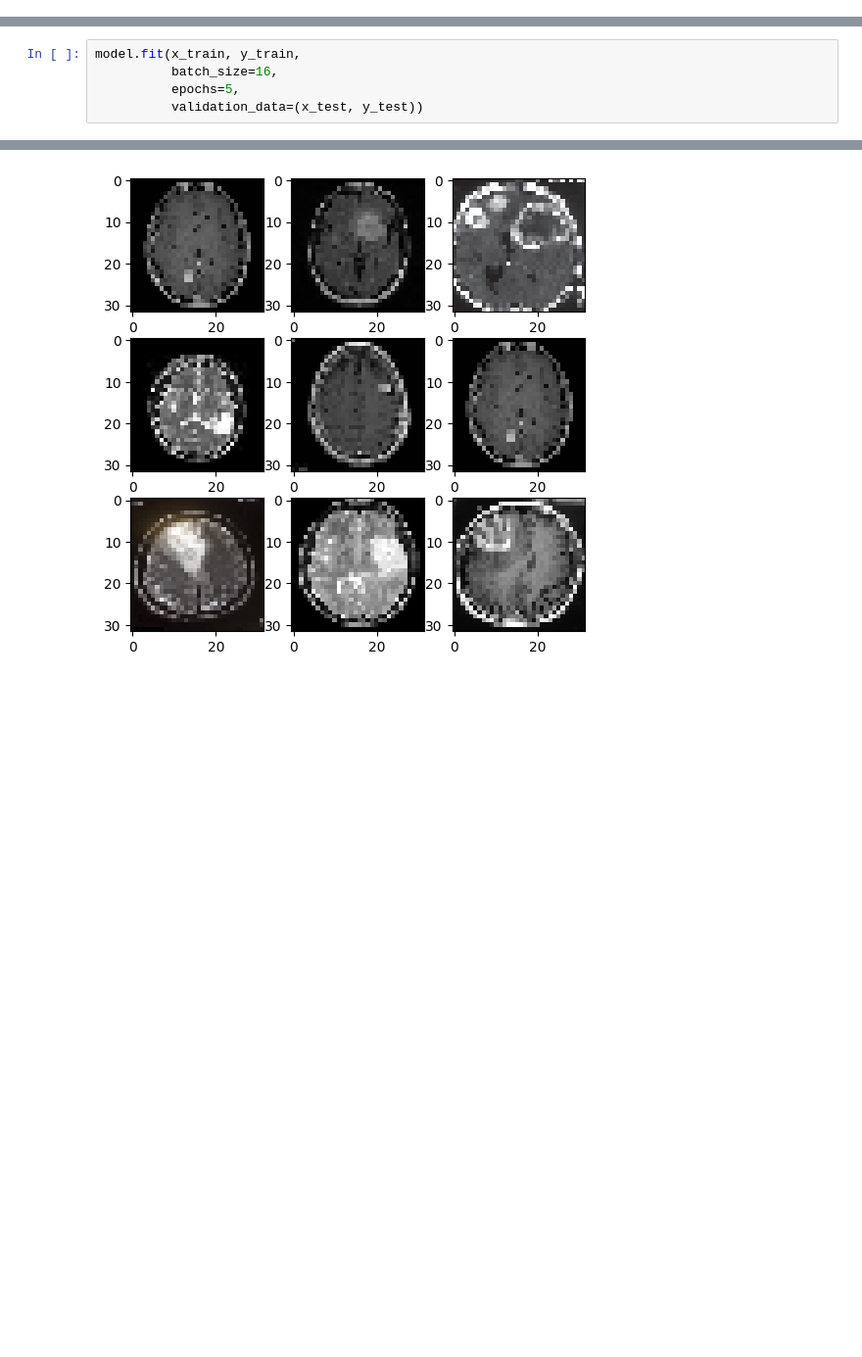
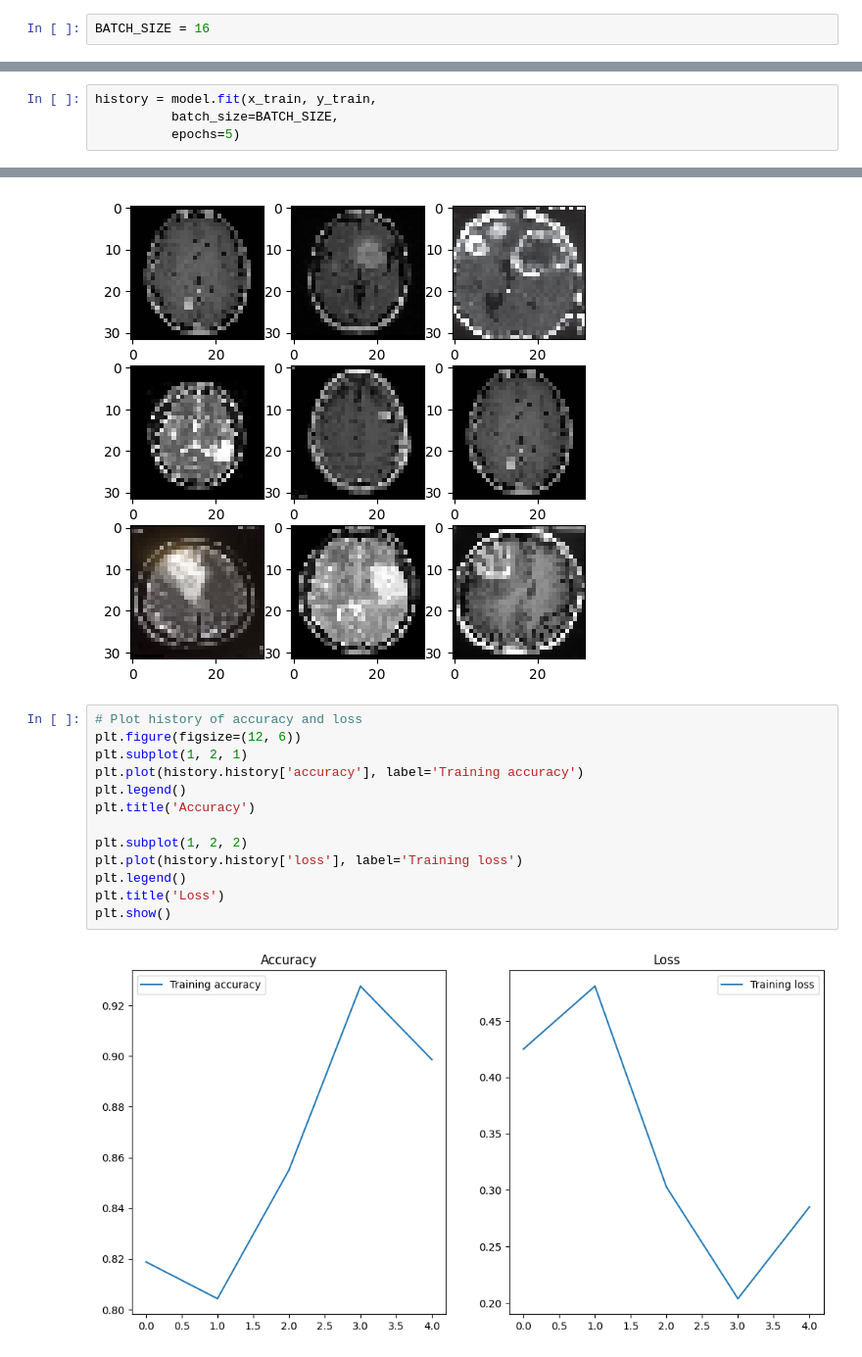
Before and after one commit to SANCHIT0055/brain-tumor-detection, a Jupyter notebook: eda.ipynb, the cells around one changed output, grey strips where cells are left out. Shown: that part at 98% size. Saved outputs shown, nothing was run; the diff lists cells and outputs as text; blank space fills up the shorter version.

Commit message:
chore: add graphs

```diff
--- a/eda.ipynb
+++ b/eda.ipynb
@@ -70,2 +50,4 @@ array([[1., 0.],
+# %%
+BATCH_SIZE = 16
 # %%
 train_data = tf.data.Dataset.from_tensor_slices((x_train, y_train))
@@ -168,9 +150,8 @@ Trainable params: 39621634 (151.14 MB)
 Non-trainable params: 43136 (168.50 KB)
 __________________________________________________________________________________________________
 # %%
-model.fit(x_train, y_train,
-          batch_size=16,
-          epochs=5,
-          validation_data=(x_test, y_test))
+history = model.fit(x_train, y_train,
+          batch_size=BATCH_SIZE,
+          epochs=5)
 # %% [output]
 Epoch 1/5
@@ -202,3 +182,18 @@ for i in range(9):
     plt.axis('on')
 # %% [output]
 [figure]
+# %%
+# Plot history of accuracy and loss
+plt.figure(figsize=(12, 6))
+plt.subplot(1, 2, 1)
+plt.plot(history.history['accuracy'], label='Training accuracy')
+plt.legend()
+plt.title('Accuracy')
+
+plt.subplot(1, 2, 2)
+plt.plot(history.history['loss'], label='Training loss')
+plt.legend()
+plt.title('Loss')
+plt.show()
+# %% [output]
+[figure, added]
```
Also changed, not shown: parts of 8 cells of this notebook.
